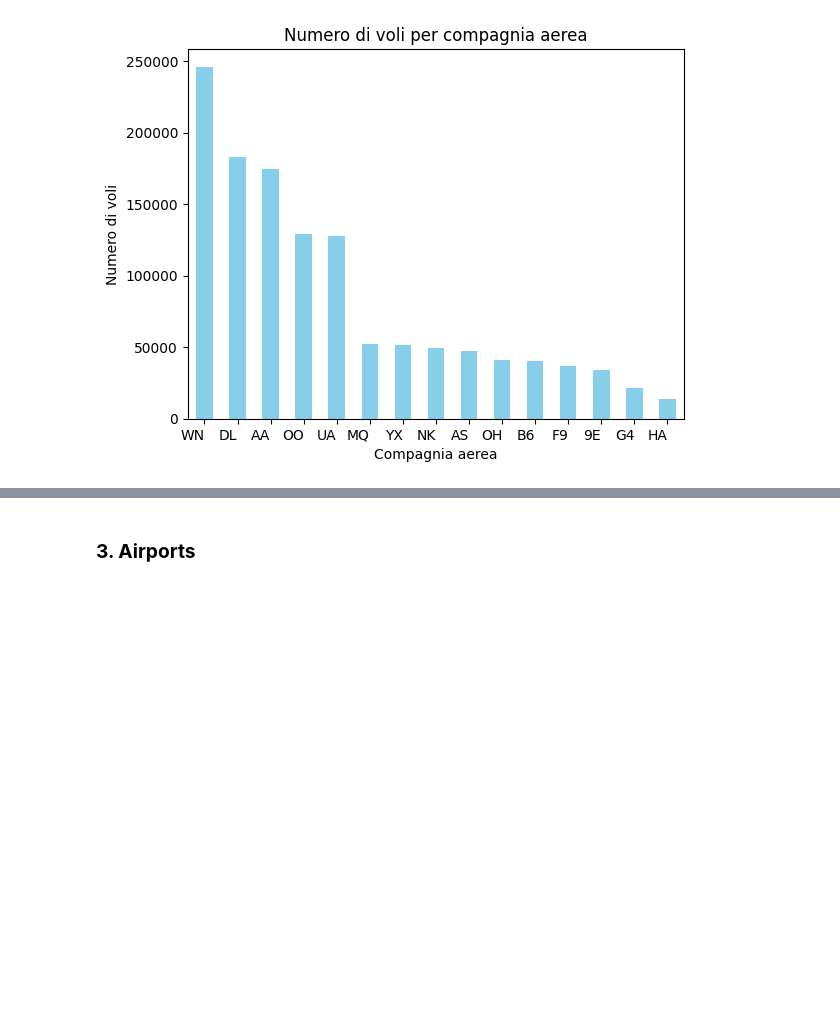
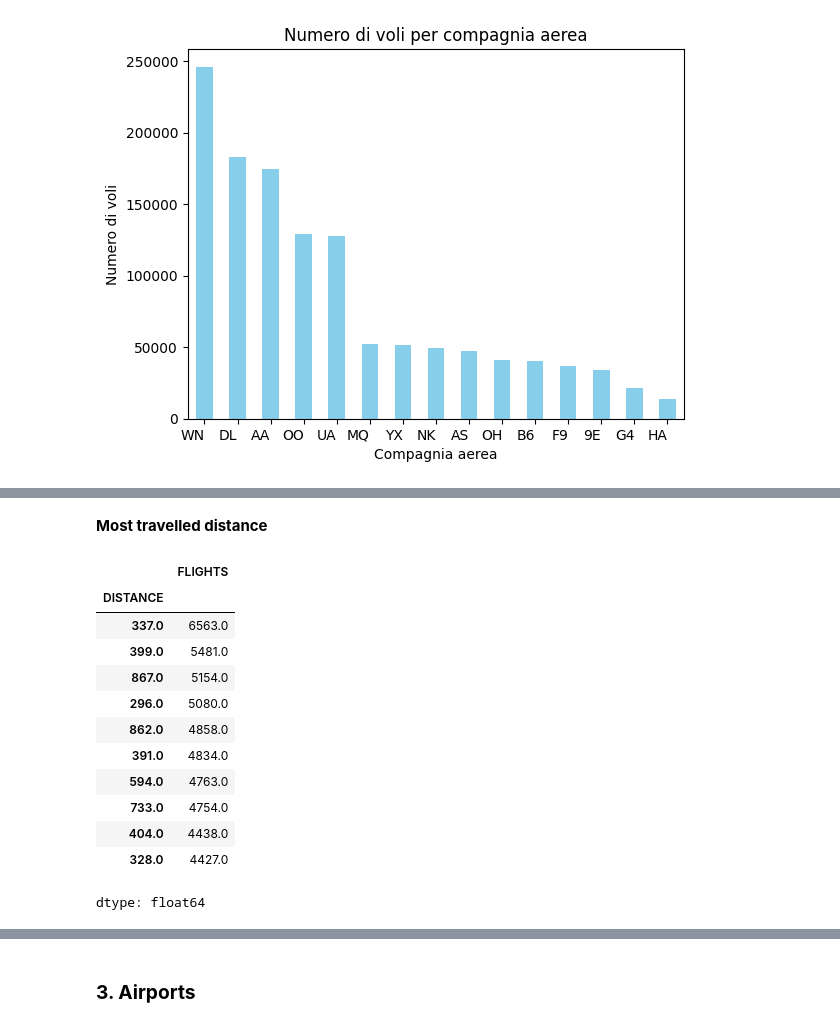
Before and after one commit to ZY-UNIVERSITA/Progetto-Big-Data, a Jupyter notebook: Airport 2 - General analysis.ipynb, the cells around one changed output, grey strips where cells are left out. Drawn from its saved outputs; the diff is of its cells as text; code cells hidden in the pictures; blank space fills up the shorter version.

```diff
--- a/Airport 2 - General analysis.ipynb
+++ b/Airport 2 - General analysis.ipynb
@@ -254,0 +271,19 @@ plt.show()
+# %% [markdown]
+**Most travelled distance**
+# %%
+distance_group = df.groupby("DISTANCE")["FLIGHTS"].sum().sort_values(ascending=False).nlargest(10)
+distance_group
+# %% [output]
+|  | FLIGHTS |
+| DISTANCE |  |
+| 337.0 | 6563.0 |
+| 399.0 | 5481.0 |
+| 867.0 | 5154.0 |
+| 296.0 | 5080.0 |
+| 862.0 | 4858.0 |
+| 391.0 | 4834.0 |
+| 594.0 | 4763.0 |
+| 733.0 | 4754.0 |
+| 404.0 | 4438.0 |
+| 328.0 | 4427.0 |
+dtype: float64
```
Also changed, not shown: parts of 3 cells of this notebook.
